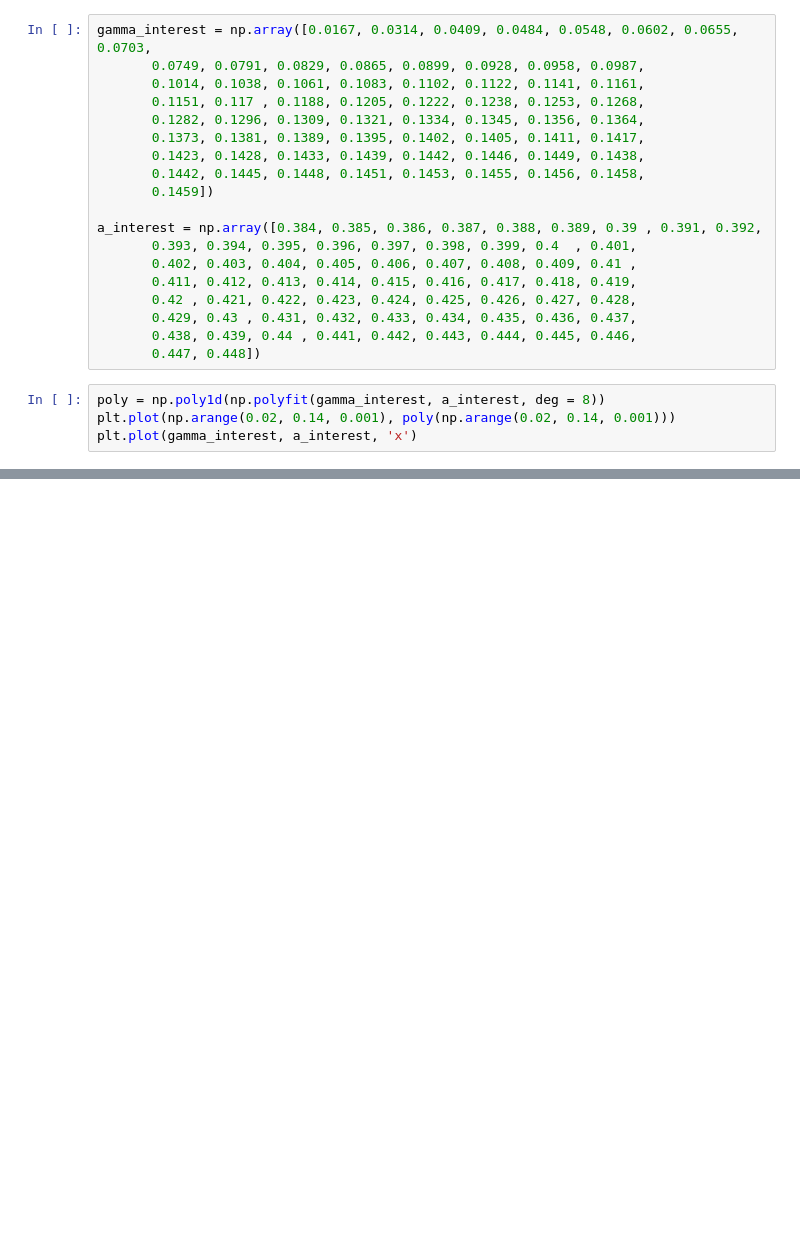
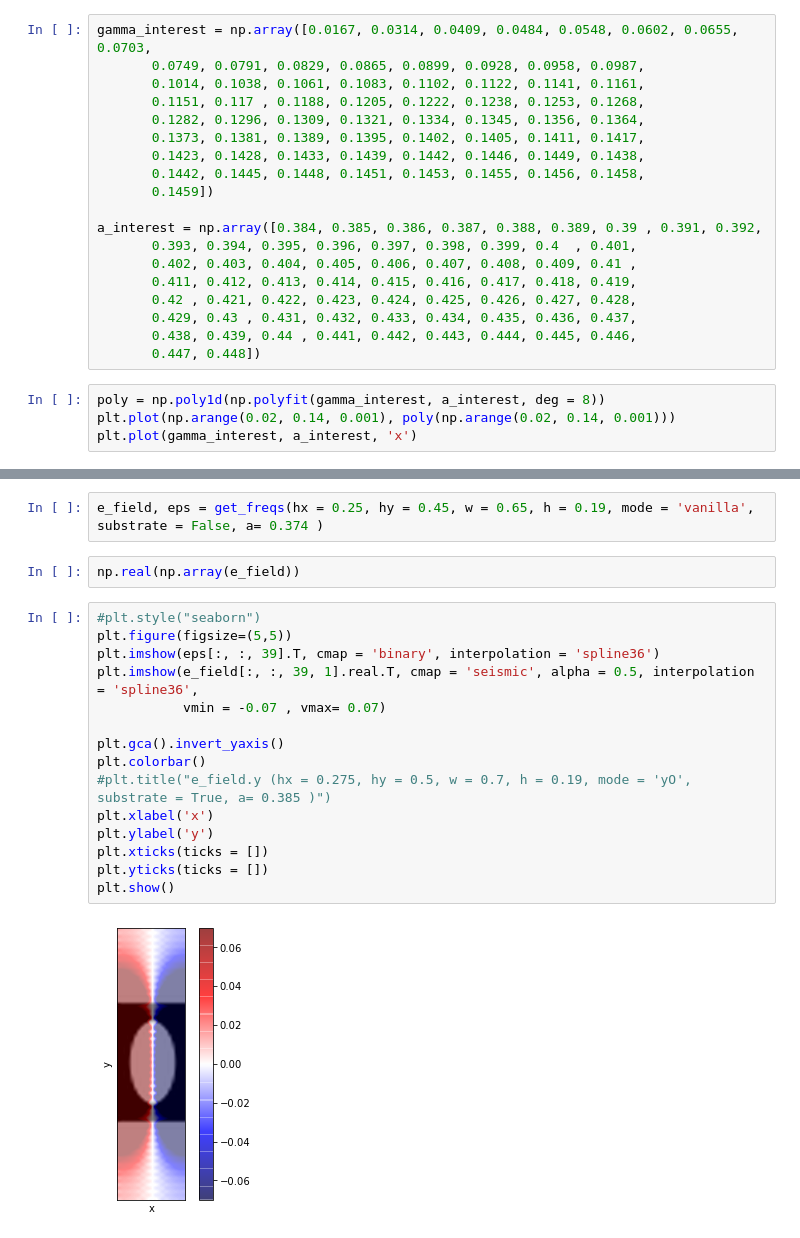
Before and after one commit to sudhangv/CavitySimulations, a Jupyter notebook: cavity_design/design_cavity.ipynb, the cells around one changed output, grey strips where cells are left out. Drawn from its saved outputs; the diff is of its cells as text; blank space fills up the shorter version.

```diff
--- a/cavity_design/design_cavity.ipynb
+++ b/cavity_design/design_cavity.ipynb
@@ -776,0 +424,21 @@ plt.plot(gamma_interest, a_interest, 'x')
+# %%
+e_field, eps = get_freqs(hx = 0.25, hy = 0.45, w = 0.65, h = 0.19, mode = 'vanilla', substrate = False, a= 0.374 )
+# %%
+np.real(np.array(e_field))
+# %%
+#plt.style("seaborn")
+plt.figure(figsize=(5,5))
+plt.imshow(eps[:, :, 39].T, cmap = 'binary', interpolation = 'spline36')
+plt.imshow(e_field[:, :, 39, 1].real.T, cmap = 'seismic', alpha = 0.5, interpolation = 'spline36',
+           vmin = -0.07 , vmax= 0.07)
+
+plt.gca().invert_yaxis()
+plt.colorbar()
+#plt.title("e_field.y (hx = 0.275, hy = 0.5, w = 0.7, h = 0.19, mode = 'yO', substrate = True, a= 0.385 )")
+plt.xlabel('x')
+plt.ylabel('y')
+plt.xticks(ticks = [])
+plt.yticks(ticks = [])
+plt.show()
+# %% [output]
+[figure, added]
```
Also changed, not shown: parts of 31 cells of this notebook, 7 other files.
